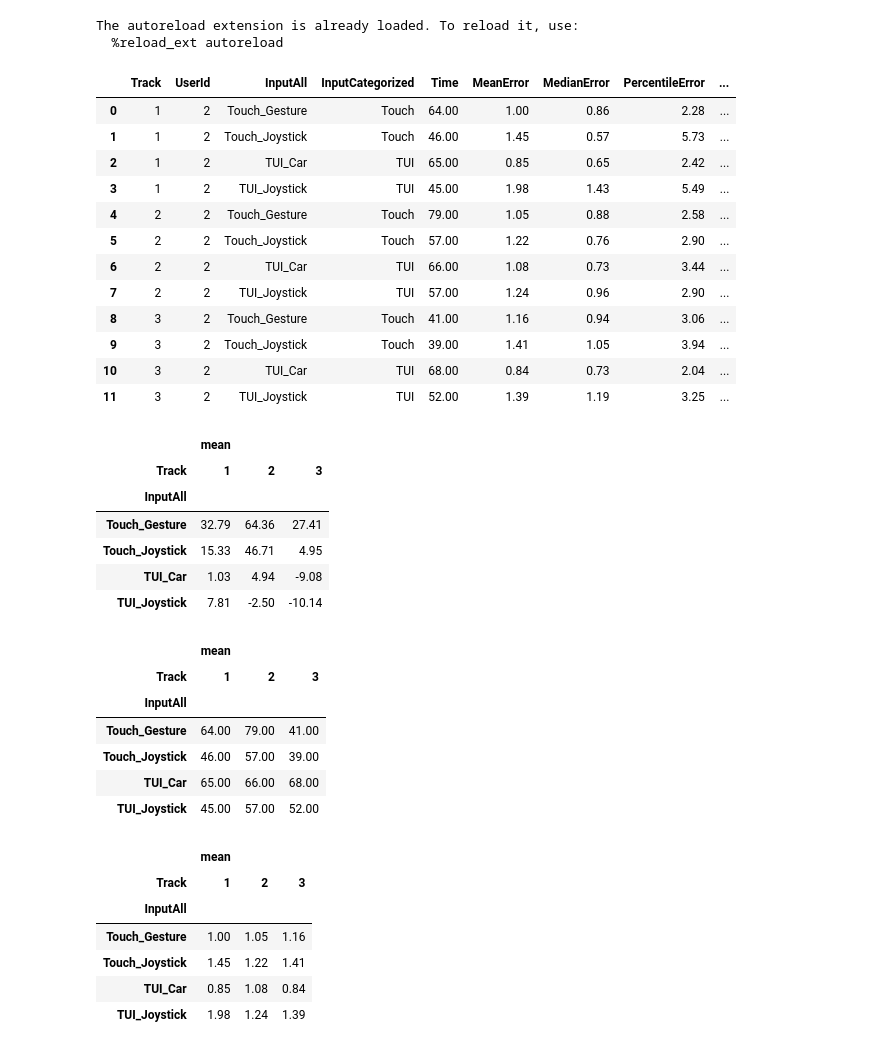
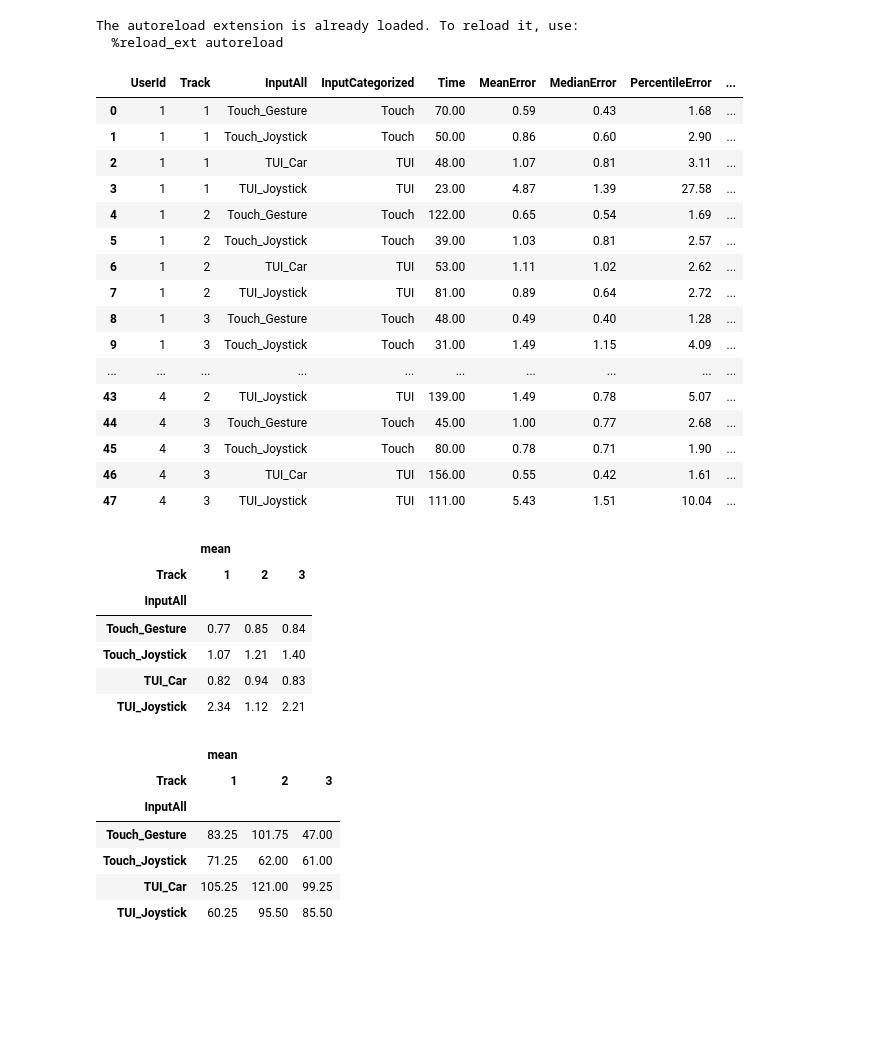
Before and after one commit to eqbic/Masterarbeit-Evaluation, a Jupyter notebook: evaluation.ipynb, the cells around one changed output. Cells and saved outputs as stored; diff of their text form; code cells hidden in the pictures; blank space fills up the shorter version.

Commit message:
only evaluate error and time for now

```diff
--- a/evaluation.ipynb
+++ b/evaluation.ipynb
@@ -142,49 +138,43 @@ class ResultPlotter:
             style = style.background_gradient(axis=0, cmap='Reds', vmin=min, vmax=max)
         return style.format(precision=2)
 # %%
-plotter = ResultPlotter([2])
+plotter = ResultPlotter()
 plotter.summary()
 # %% [output]
-|  | Track | UserId | InputAll | InputCategorized | Time | MeanError | MedianError | PercentileError | ... |
-| 0 | 1 | 2 | Touch_Gesture | Touch | 64.00 | 1.00 | 0.86 | 2.28 | ... |
-| 1 | 1 | 2 | Touch_Joystick | Touch | 46.00 | 1.45 | 0.57 | 5.73 | ... |
-| 2 | 1 | 2 | TUI_Car | TUI | 65.00 | 0.85 | 0.65 | 2.42 | ... |
-| 3 | 1 | 2 | TUI_Joystick | TUI | 45.00 | 1.98 | 1.43 | 5.49 | ... |
-| 4 | 2 | 2 | Touch_Gesture | Touch | 79.00 | 1.05 | 0.88 | 2.58 | ... |
-| 5 | 2 | 2 | Touch_Joystick | Touch | 57.00 | 1.22 | 0.76 | 2.90 | ... |
-| 6 | 2 | 2 | TUI_Car | TUI | 66.00 | 1.08 | 0.73 | 3.44 | ... |
-| 7 | 2 | 2 | TUI_Joystick | TUI | 57.00 | 1.24 | 0.96 | 2.90 | ... |
-| 8 | 3 | 2 | Touch_Gesture | Touch | 41.00 | 1.16 | 0.94 | 3.06 | ... |
-| 9 | 3 | 2 | Touch_Joystick | Touch | 39.00 | 1.41 | 1.05 | 3.94 | ... |
-| 10 | 3 | 2 | TUI_Car | TUI | 68.00 | 0.84 | 0.73 | 2.04 | ... |
-| 11 | 3 | 2 | TUI_Joystick | TUI | 52.00 | 1.39 | 1.19 | 3.25 | ... |
+|  | UserId | Track | InputAll | InputCategorized | Time | MeanError | MedianError | PercentileError | ... |
+| 0 | 1 | 1 | Touch_Gesture | Touch | 70.00 | 0.59 | 0.43 | 1.68 | ... |
+| 1 | 1 | 1 | Touch_Joystick | Touch | 50.00 | 0.86 | 0.60 | 2.90 | ... |
+| 2 | 1 | 1 | TUI_Car | TUI | 48.00 | 1.07 | 0.81 | 3.11 | ... |
+| 3 | 1 | 1 | TUI_Joystick | TUI | 23.00 | 4.87 | 1.39 | 27.58 | ... |
+| 4 | 1 | 2 | Touch_Gesture | Touch | 122.00 | 0.65 | 0.54 | 1.69 | ... |
+| 5 | 1 | 2 | Touch_Joystick | Touch | 39.00 | 1.03 | 0.81 | 2.57 | ... |
+| 6 | 1 | 2 | TUI_Car | TUI | 53.00 | 1.11 | 1.02 | 2.62 | ... |
+| 7 | 1 | 2 | TUI_Joystick | TUI | 81.00 | 0.89 | 0.64 | 2.72 | ... |
+| 8 | 1 | 3 | Touch_Gesture | Touch | 48.00 | 0.49 | 0.40 | 1.28 | ... |
+| 9 | 1 | 3 | Touch_Joystick | Touch | 31.00 | 1.49 | 1.15 | 4.09 | ... |
+| ... | ... | ... | ... | ... | ... | ... | ... | ... | ... |
+| 43 | 4 | 2 | TUI_Joystick | TUI | 139.00 | 1.49 | 0.78 | 5.07 | ... |
+| 44 | 4 | 3 | Touch_Gesture | Touch | 45.00 | 1.00 | 0.77 | 2.68 | ... |
+| 45 | 4 | 3 | Touch_Joystick | Touch | 80.00 | 0.78 | 0.71 | 1.90 | ... |
+| 46 | 4 | 3 | TUI_Car | TUI | 156.00 | 0.55 | 0.42 | 1.61 | ... |
+| 47 | 4 | 3 | TUI_Joystick | TUI | 111.00 | 5.43 | 1.51 | 10.04 | ... |
 # %%
-plotter.print_result(ResultParam.DeltaDistance, InputFilter.InputAll, aggfunc='mean', color=True, plot=False) # Time in seconds
+plotter.print_result(ResultParam.MeanError, InputFilter.InputAll, aggfunc='mean', color=True, plot=False)
 # %% [output]
 |  | mean |  |  |
 | Track | 1 | 2 | 3 |
 | InputAll |  |  |  |
-| Touch_Gesture | 32.79 | 64.36 | 27.41 |
-| Touch_Joystick | 15.33 | 46.71 | 4.95 |
-| TUI_Car | 1.03 | 4.94 | -9.08 |
-| TUI_Joystick | 7.81 | -2.50 | -10.14 |
+| Touch_Gesture | 0.77 | 0.85 | 0.84 |
+| Touch_Joystick | 1.07 | 1.21 | 1.40 |
+| TUI_Car | 0.82 | 0.94 | 0.83 |
+| TUI_Joystick | 2.34 | 1.12 | 2.21 |
 # %%
 plotter.print_result(ResultParam.Time, InputFilter.InputAll, aggfunc='mean', color=True, plot=False)
 # %% [output]
 |  | mean |  |  |
 | Track | 1 | 2 | 3 |
 | InputAll |  |  |  |
-| Touch_Gesture | 64.00 | 79.00 | 41.00 |
-| Touch_Joystick | 46.00 | 57.00 | 39.00 |
-| TUI_Car | 65.00 | 66.00 | 68.00 |
-| TUI_Joystick | 45.00 | 57.00 | 52.00 |
+| Touch_Gesture | 83.25 | 101.75 | 47.00 |
+| Touch_Joystick | 71.25 | 62.00 | 61.00 |
+| TUI_Car | 105.25 | 121.00 | 99.25 |
+| TUI_Joystick | 60.25 | 95.50 | 85.50 |
-# %%
-plotter.print_result(ResultParam.MeanError, InputFilter.InputAll, min=0, max=10, aggfunc='mean', color=True, plot=False) # Mean Error in meter
-# %% [output]
-|  | mean |  |  |
-| Track | 1 | 2 | 3 |
-| InputAll |  |  |  |
-| Touch_Gesture | 1.00 | 1.05 | 1.16 |
-| Touch_Joystick | 1.45 | 1.22 | 1.41 |
-| TUI_Car | 0.85 | 1.08 | 0.84 |
-| TUI_Joystick | 1.98 | 1.24 | 1.39 |
```
Also changed, not shown: parts of 4 cells of this notebook.
